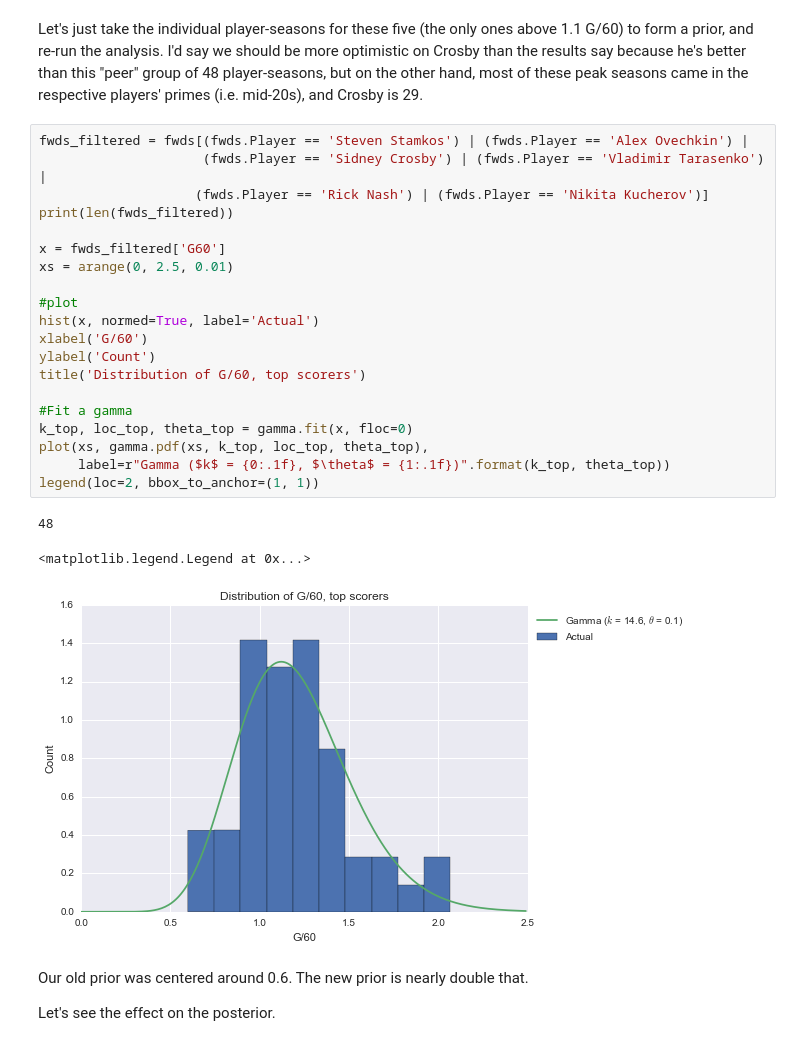
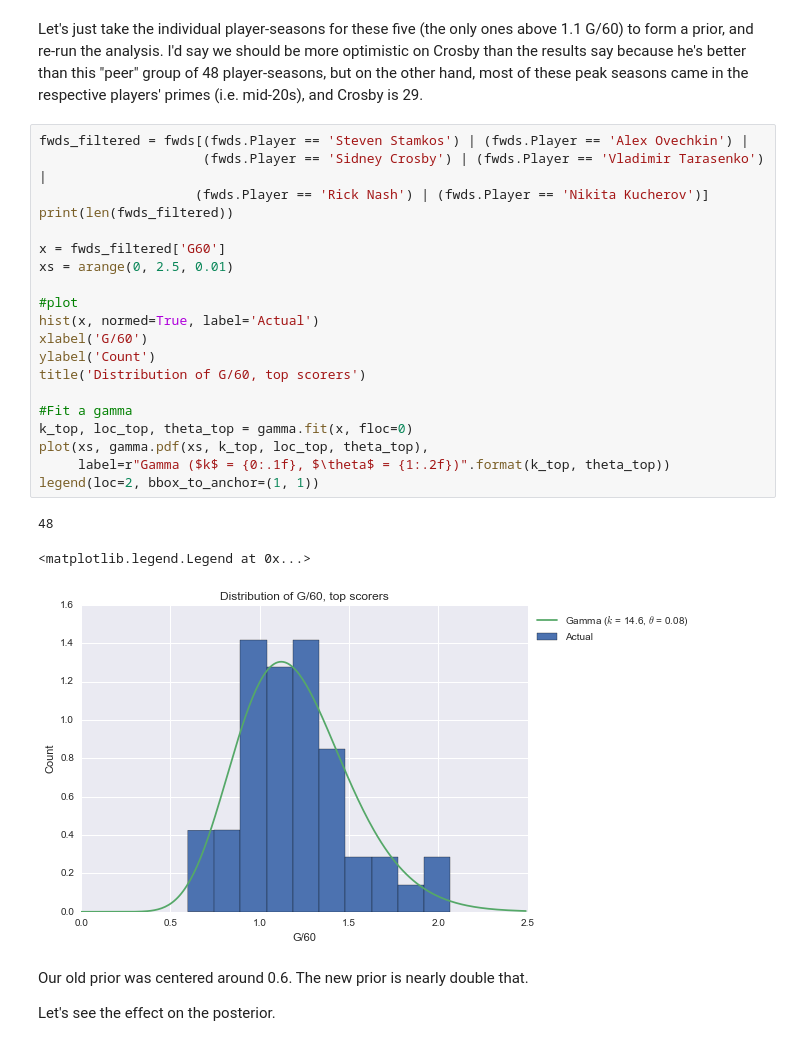
Before and after one commit to muneebalam/Hockey, a Jupyter notebook: NHL/Posts/Crosby Bayesian scoring.ipynb, the cells around one changed output. Drawn from its saved outputs; the diff is of its cells as text.

```diff
--- a/NHL/Posts/Crosby Bayesian scoring.ipynb
+++ b/NHL/Posts/Crosby Bayesian scoring.ipynb
@@ -223,27 +223,27 @@ Let's just take the individual player-seasons for these five (the only ones abov
 # %%
 fwds_filtered = fwds[(fwds.Player == 'Steven Stamkos') | (fwds.Player == 'Alex Ovechkin') |
                      (fwds.Player == 'Sidney Crosby') | (fwds.Player == 'Vladimir Tarasenko') |
                     (fwds.Player == 'Rick Nash') | (fwds.Player == 'Nikita Kucherov')]
 print(len(fwds_filtered))
 
 x = fwds_filtered['G60']
 xs = arange(0, 2.5, 0.01)
 
 #plot
 hist(x, normed=True, label='Actual')
 xlabel('G/60')
 ylabel('Count')
 title('Distribution of G/60, top scorers')
 
 #Fit a gamma
 k_top, loc_top, theta_top = gamma.fit(x, floc=0)
 plot(xs, gamma.pdf(xs, k_top, loc_top, theta_top),
-     label=r"Gamma ($k$ = {0:.1f}, $\theta$ = {1:.1f})".format(k_top, theta_top))
+     label=r"Gamma ($k$ = {0:.1f}, $\theta$ = {1:.2f})".format(k_top, theta_top))
 legend(loc=2, bbox_to_anchor=(1, 1))
 # %% [output]
 48
 <matplotlib.legend.Legend at 0x...>
-[figure, old version]
+[figure, new version]
 # %% [markdown]
 Our old prior was centered around 0.6. The new prior is nearly double that.
 <p>Let's see the effect on the posterior.
```
Also changed, not shown: parts of 5 cells of this notebook.
